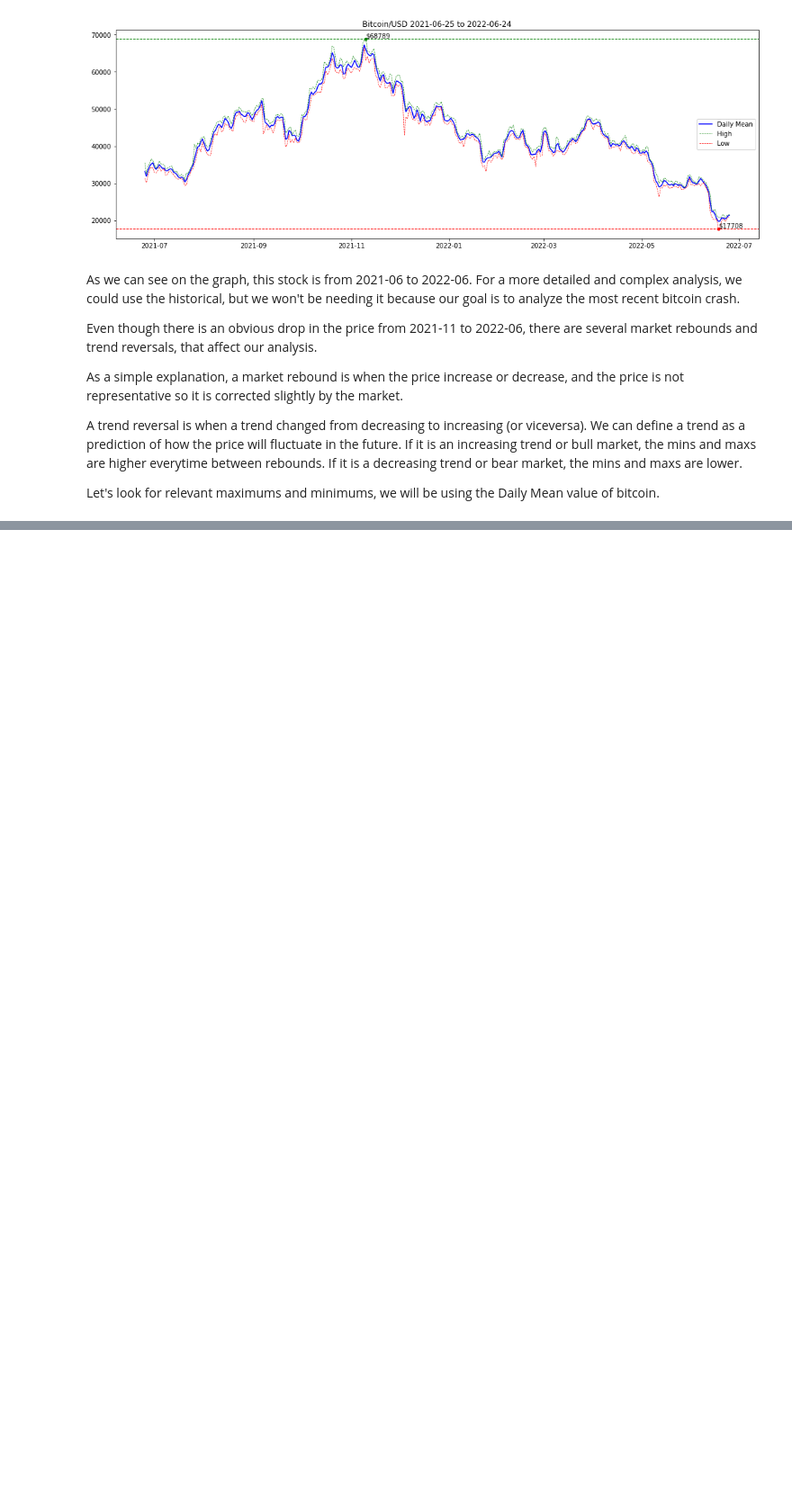
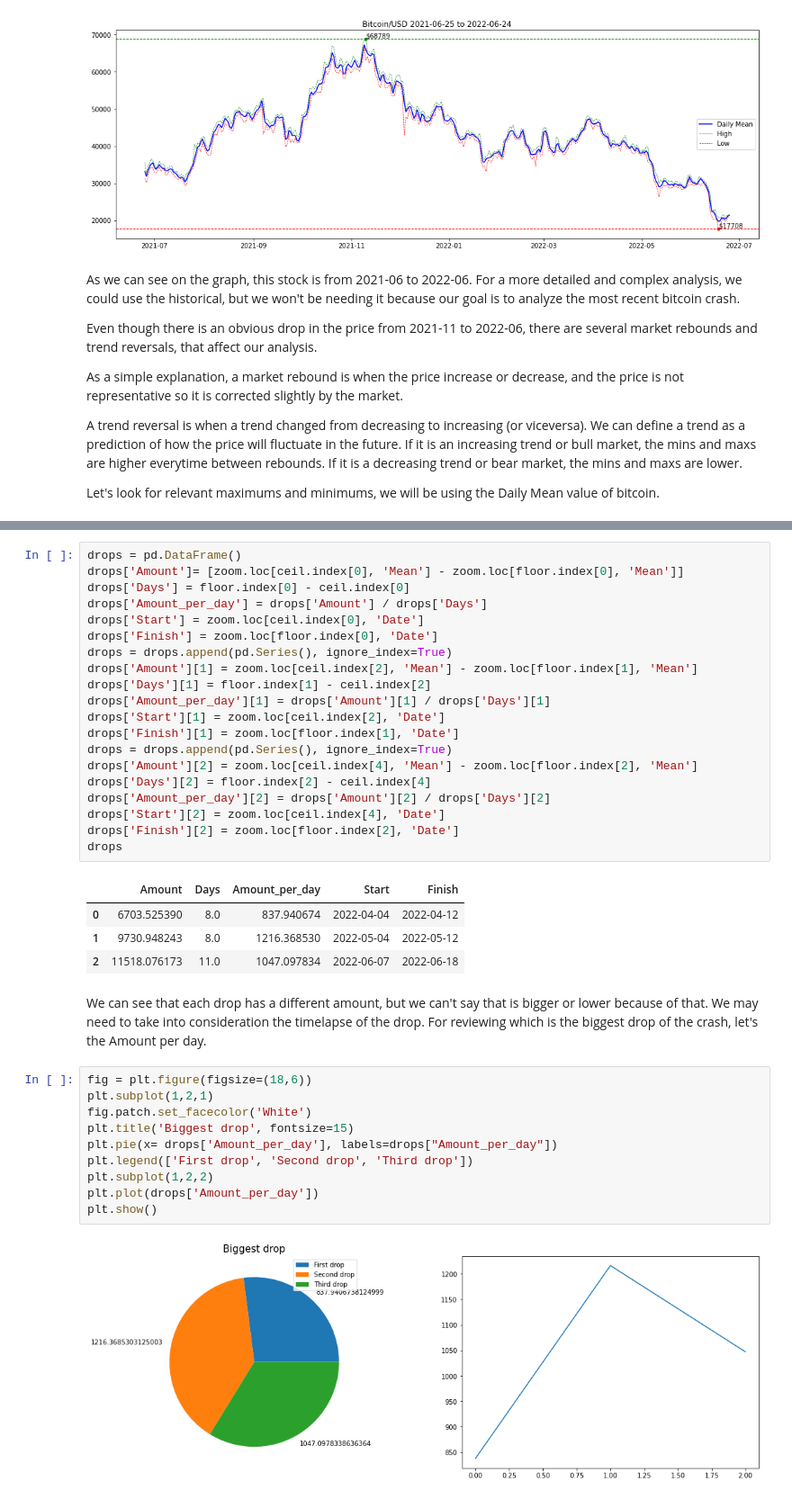
Before and after one commit to lucacastro/Portfolio, a Jupyter notebook: bitcoin-python-case-study/python-bitcoin-case-study.ipynb, the cells around one changed output, grey strips where cells are left out. Shown: that part at 90% size. Saved outputs shown, nothing was run; the diff lists cells and outputs as text; blank space fills up the shorter version.

Commit message:
Analyzed and plotted BTC crash

```diff
--- a/bitcoin-python-case-study/python-bitcoin-case-study.ipynb
+++ b/bitcoin-python-case-study/python-bitcoin-case-study.ipynb
@@ -121,0 +154,39 @@ plt.plot(zoom['Date'], zoom['Open'] - zoom['Close']) #let's try to interpolate w
+# %%
+drops = pd.DataFrame()
+drops['Amount']= [zoom.loc[ceil.index[0], 'Mean'] - zoom.loc[floor.index[0], 'Mean']]
+drops['Days'] = floor.index[0] - ceil.index[0]
+drops['Amount_per_day'] = drops['Amount'] / drops['Days']
+drops['Start'] = zoom.loc[ceil.index[0], 'Date']
+drops['Finish'] = zoom.loc[floor.index[0], 'Date']
+drops = drops.append(pd.Series(), ignore_index=True)
+drops['Amount'][1] = zoom.loc[ceil.index[2], 'Mean'] - zoom.loc[floor.index[1], 'Mean']
+drops['Days'][1] = floor.index[1] - ceil.index[2]
+drops['Amount_per_day'][1] = drops['Amount'][1] / drops['Days'][1]
+drops['Start'][1] = zoom.loc[ceil.index[2], 'Date']
+drops['Finish'][1] = zoom.loc[floor.index[1], 'Date']
+drops = drops.append(pd.Series(), ignore_index=True)
+drops['Amount'][2] = zoom.loc[ceil.index[4], 'Mean'] - zoom.loc[floor.index[2], 'Mean']
+drops['Days'][2] = floor.index[2] - ceil.index[4]
+drops['Amount_per_day'][2] = drops['Amount'][2] / drops['Days'][2]
+drops['Start'][2] = zoom.loc[ceil.index[4], 'Date']
+drops['Finish'][2] = zoom.loc[floor.index[2], 'Date']
+drops
+# %% [output]
+|  | Amount | Days | Amount_per_day | Start | Finish |
+| 0 | 6703.525390 | 8.0 | 837.940674 | 2022-04-04 | 2022-04-12 |
+| 1 | 9730.948243 | 8.0 | 1216.368530 | 2022-05-04 | 2022-05-12 |
+| 2 | 11518.076173 | 11.0 | 1047.097834 | 2022-06-07 | 2022-06-18 |
+# %% [markdown]
+We can see that each drop has a different amount, but we can't say that is bigger or lower because of that. We may need to take into consideration the timelapse of the drop. For reviewing which is the biggest drop of the crash, let's the Amount per day.
+# %%
+fig = plt.figure(figsize=(18,6))
+plt.subplot(1,2,1)
+fig.patch.set_facecolor('White')
+plt.title('Biggest drop', fontsize=15)
+plt.pie(x= drops['Amount_per_day'], labels=drops["Amount_per_day"])
+plt.legend(['First drop', 'Second drop', 'Third drop'])
+plt.subplot(1,2,2)
+plt.plot(drops['Amount_per_day'])
+plt.show()
+# %% [output]
+[figure, added]
```
Also changed, not shown: parts of 12 cells of this notebook.
